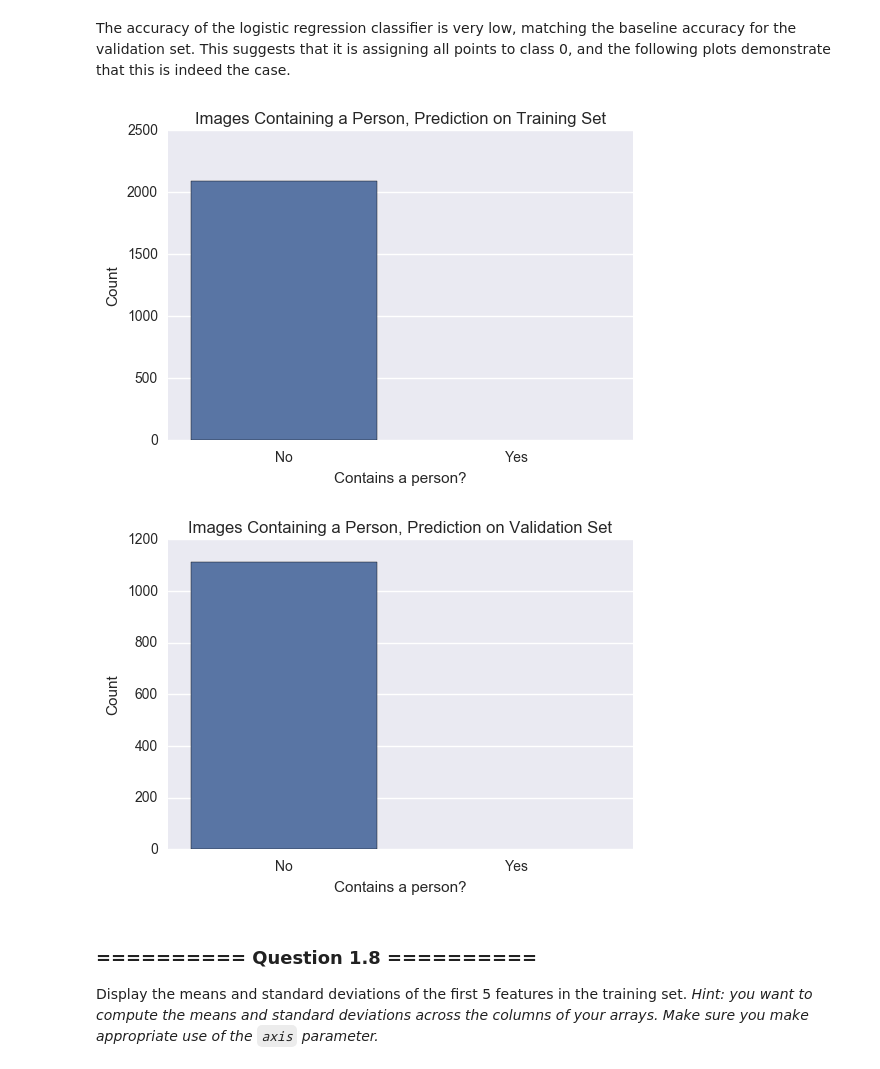
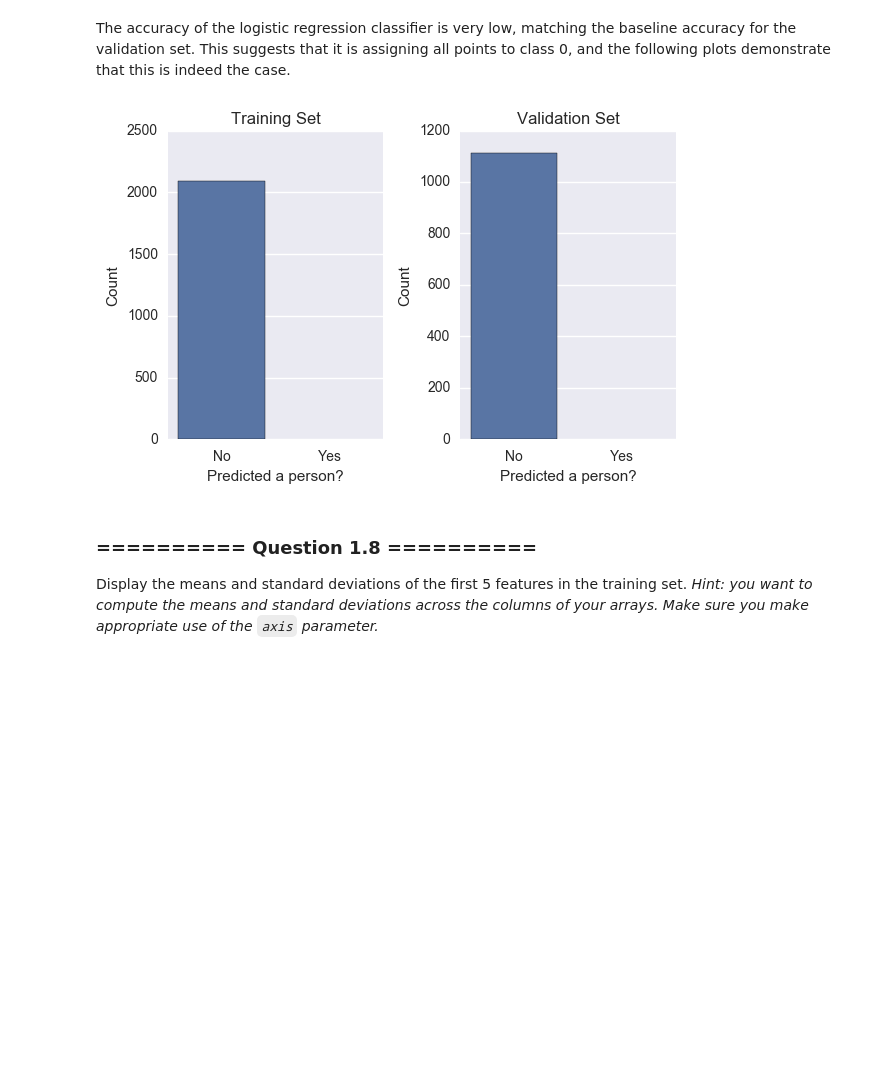
Before and after one commit to repogit44/iaml-4, a Jupyter notebook: 07_Assignment_3.ipynb, the cells around one changed output. Saved outputs shown, nothing was run; the diff lists cells and outputs as text; code cells hidden in the pictures; blank space fills up the shorter version.

```diff
--- a/07_Assignment_3.ipynb
+++ b/07_Assignment_3.ipynb
@@ -197,24 +198,26 @@ Accuracy on validation set: 0.526504941599
 # %% [markdown]
 The accuracy of the logistic regression classifier is very low, matching the baseline accuracy for the validation set. This suggests that it is assigning all points to class 0, and the following plots demonstrate that this is indeed the case.
 # %%
-plt.figure()
+fig = plt.figure()
+
+fig.add_subplot(121)
 sns.countplot(x = lrc.predict(X_tr))
 plt.xticks([0, 1, 1.5], ['No', 'Yes'])
-plt.xlabel('Contains a person?')
+plt.xlabel('Predicted a person?')
 plt.ylabel('Count')
-plt.title('Images Containing a Person, Prediction on Training Set')
-plt.show()
+plt.title('Training Set')
 
-plt.figure()
+fig.add_subplot(122)
 sns.countplot(x = lrc.predict(X_val))
 plt.xticks([0, 1, 1.5], ['No', 'Yes'])
-plt.xlabel('Contains a person?')
+plt.xlabel('Predicted a person?')
 plt.ylabel('Count')
-plt.title('Images Containing a Person, Prediction on Validation Set')
+plt.title('Validation Set')
+
+plt.tight_layout()
 plt.show()
 # %% [output]
-[figure, old version]
+[figure, new version]
-[figure, removed]
 # %% [markdown]
 ### ========== Question 1.8 ==========
 Display the means and standard deviations of the first 5 features in the training set. *Hint: you want to compute the means and standard deviations across the columns of your arrays. Make sure you make appropriate use of the `axis` parameter.*
```
Also changed, not shown: parts of 24 cells of this notebook, 1 other file.
